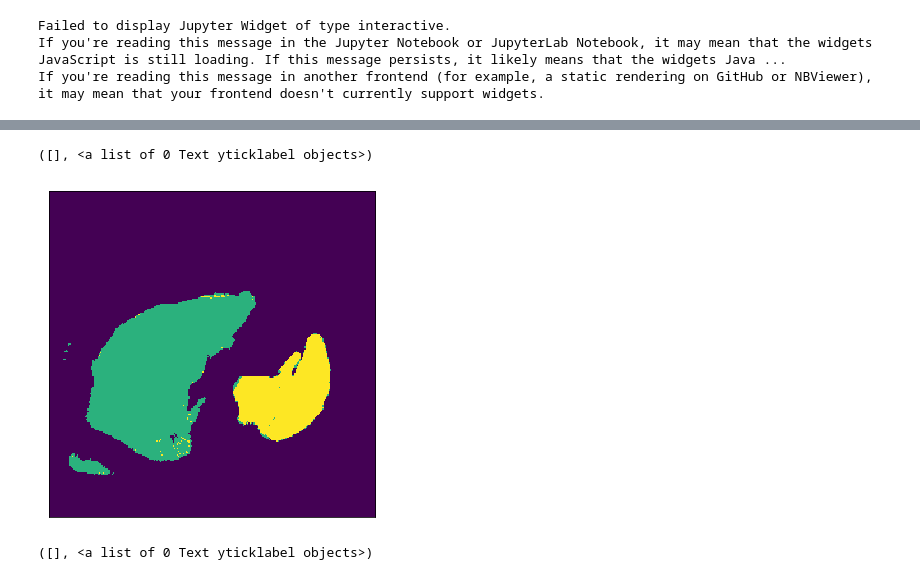
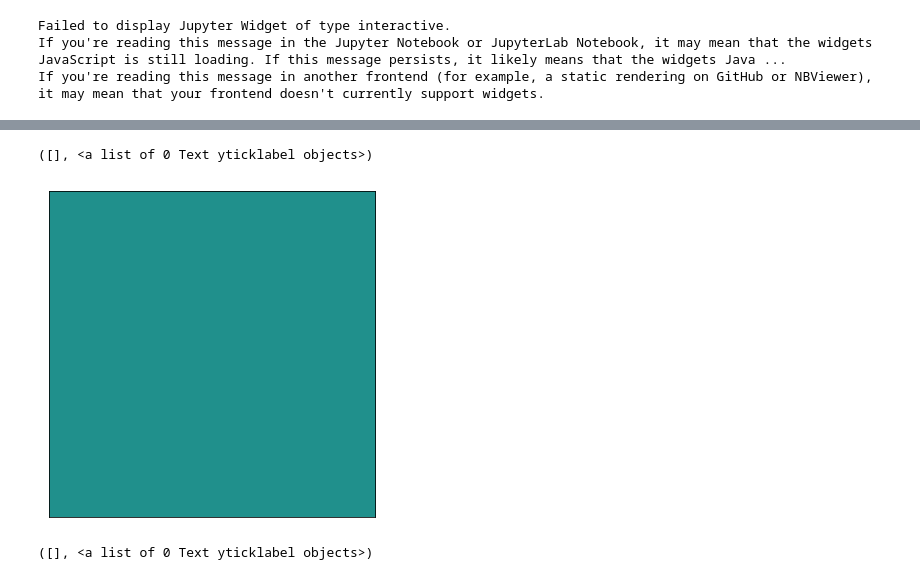
Before and after one commit to batmanlab/predictElasticity, a Jupyter notebook: notebooks/data_registration_simpleelastix.ipynb, the cells around one changed output, grey strips where cells are left out. Drawn from its saved outputs; the diff is of its cells as text; code cells hidden in the pictures.

```diff
--- a/notebooks/data_registration_simpleelastix.ipynb
+++ b/notebooks/data_registration_simpleelastix.ipynb
@@ -271,12 +331,12 @@ seg_result = transformixImageFilter.GetResultImage()
 # %%
 plt.figure()
-plt.imshow(sitk.GetArrayViewFromImage(seg_result[:,:,0]), vmin=0, vmax=100)
+plt.imshow(np.where(sitk.GetArrayViewFromImage(seg_result[:,:,0])<=0,0,1), vmin=-1, vmax=1)
 #plt.imshow(sitk.GetArrayViewFromImage(seg_result[:,:,0]), vmin=-1, vmax=255)
 plt.xticks([])
 plt.yticks([])
 # %% [output]
 ([], <a list of 0 Text yticklabel objects>)
-[figure, old version]
+[figure, new version]
 # %%
 seg_image_2d = sitk.GetArrayViewFromImage(seg_result[:,:,0])
 seg_image_2d = np.where((seg_image_2d>75) & (seg_image_2d<81),1,0)
```
Also changed, not shown: parts of 5 cells of this notebook.
